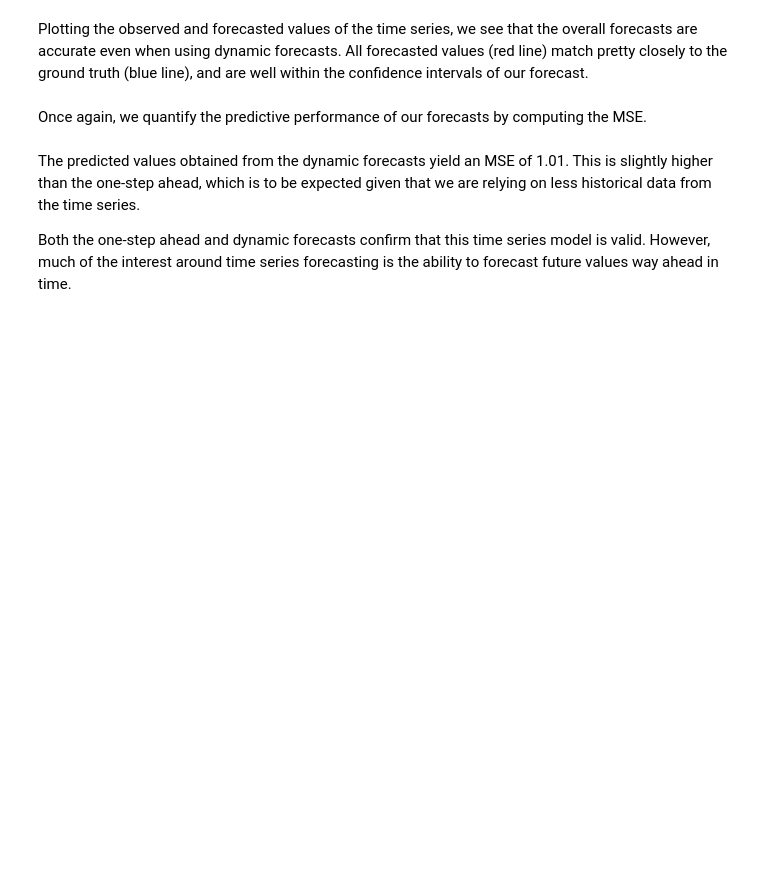
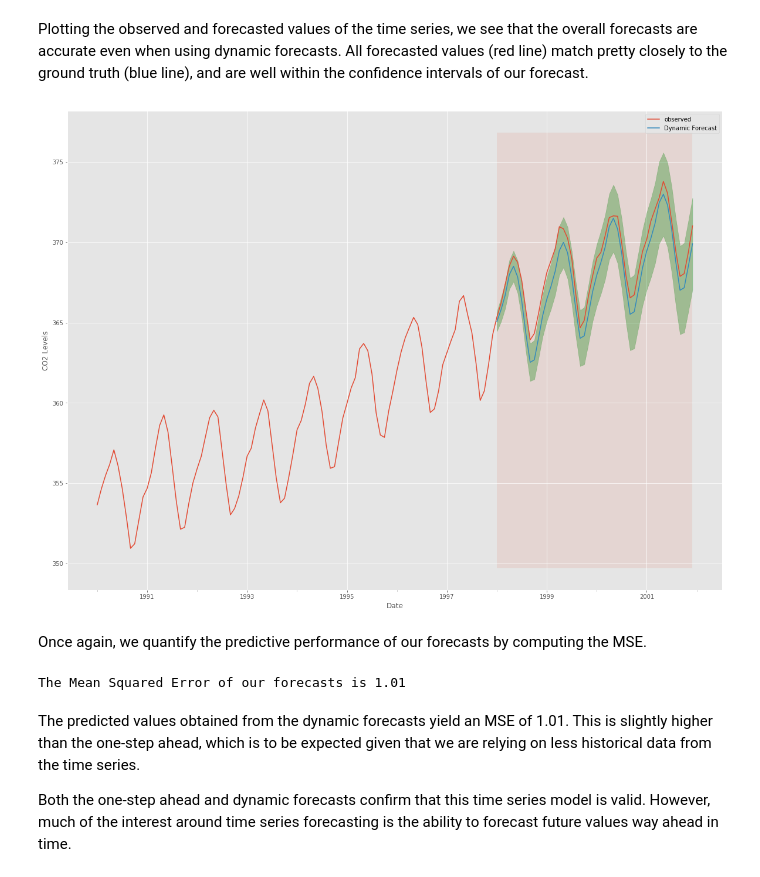
Before and after one commit to Neji128/dsc-sarima-models-lab-online-ds-pt-051319, a Jupyter notebook: index.ipynb, the cells around one changed output. Saved outputs shown, nothing was run; the diff lists cells and outputs as text; code cells hidden in the pictures; blank space fills up the shorter version.

```diff
--- a/index.ipynb
+++ b/index.ipynb
@@ -360,15 +405,34 @@ Plotting the observed and forecasted values of the time series, we see that the
+# %%
+ax = CO2['1990':].plot(label='observed', figsize=(20, 15))
+pred_dynamic.predicted_mean.plot(label='Dynamic Forecast', ax=ax)
+
+ax.fill_between(pred_dynamic_conf.index,
+                pred_dynamic_conf.iloc[:, 0],
+                pred_dynamic_conf.iloc[:, 1], color='g', alpha=.3)
+
+ax.fill_betweenx(ax.get_ylim(), pd.to_datetime('1998-01-01'), CO2_forecasted.index[-1], alpha=.1, zorder=-1)
+
+ax.set_xlabel('Date')
+ax.set_ylabel('CO2 Levels')
+
+plt.legend()
+plt.show()
+# %% [output]
+[figure, added]
 # %% [markdown]
 Once again, we quantify the predictive performance of our forecasts by computing the MSE.
 # %%
 # Extract the predicted and true values of our time series
-CO2_forecasted = None
-CO2_truth = None
+CO2_forecasted = pred_dynamic.predicted_mean
+CO2_truth = CO2['1998-01-01':]
 
 # Compute the mean square error
-mse = None
-# print('The Mean Squared Error of our forecasts is {}'.format(round(mse, 2)))
+mse = ((CO2_forecasted - CO2_truth) ** 2).mean()
+print('The Mean Squared Error of our forecasts is {}'.format(round(mse, 2)))
 
 # The Mean Squared Error of our forecasts is 1.01
+# %% [output]
+The Mean Squared Error of our forecasts is 1.01
 # %% [markdown]
 The predicted values obtained from the dynamic forecasts yield an MSE of 1.01. This is slightly higher than the one-step ahead, which is to be expected given that we are relying on less historical data from the time series.
 
```
Also changed, not shown: parts of 5 cells of this notebook.
